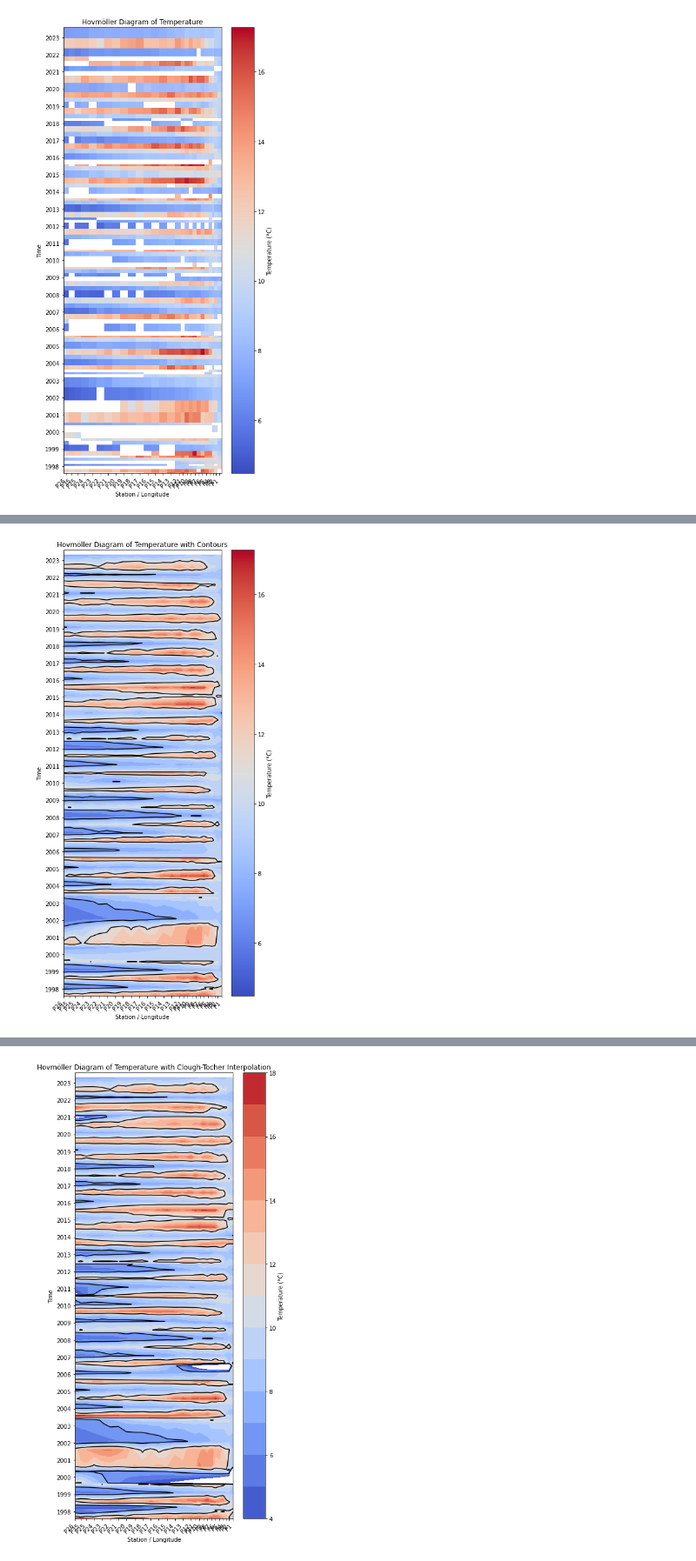
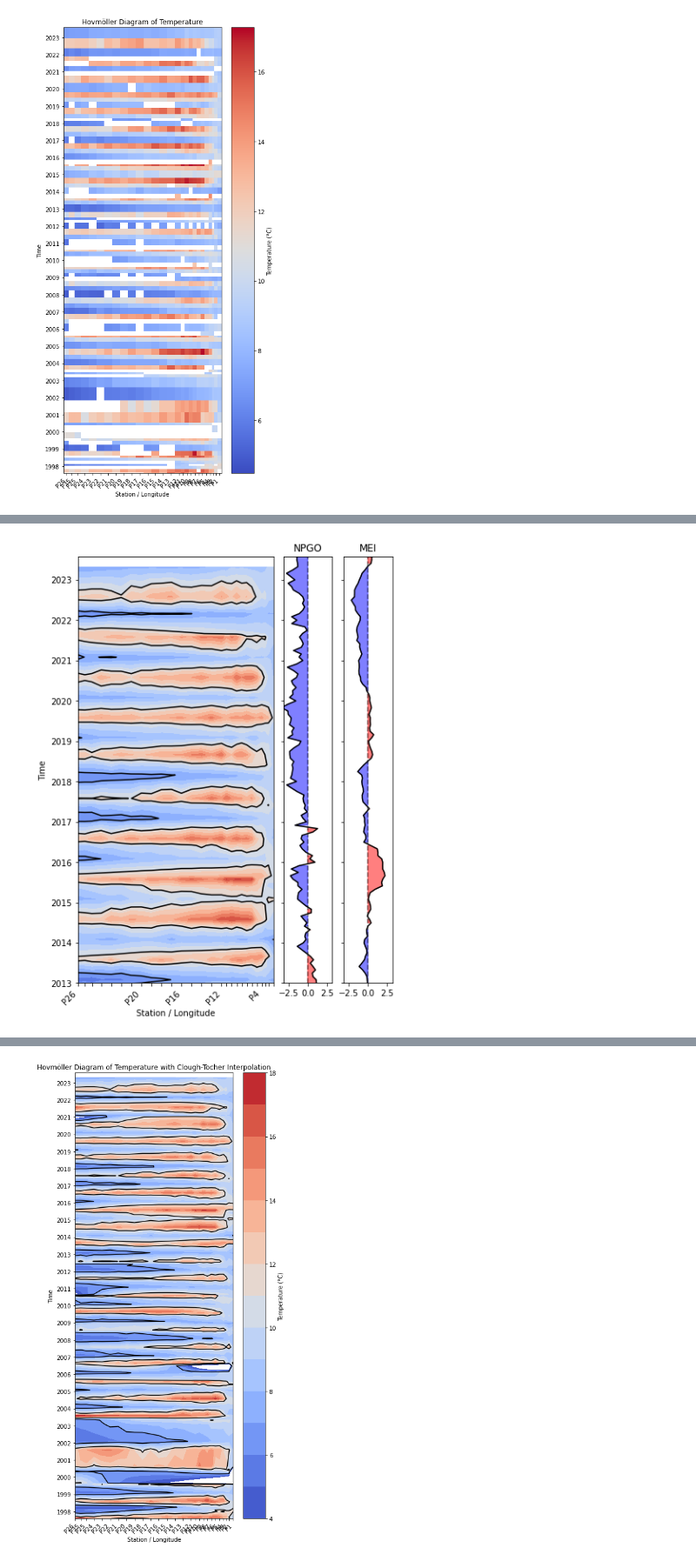
Before and after one commit to UBC-MOAD/analysis-becca, a Jupyter notebook: LiveOcean/NPCbifurcation/temp_anomaly.ipynb, the cells around one changed output, grey strips where cells are left out. Shown at 87% size. Saved outputs shown, nothing was run; the diff lists cells and outputs as text; code cells hidden in the pictures.

Commit message:
adding NPGO and MEI compare

```diff
--- a/LiveOcean/NPCbifurcation/temp_anomaly.ipynb
+++ b/LiveOcean/NPCbifurcation/temp_anomaly.ipynb
@@ -410,41 +423,84 @@ grid_z = griddata(points_valid, values_valid, (grid_x, grid_y), method='linear')
+# %%
+# and the MEI timeseries
+
+df = pd.read_csv('meiv2.data',header=3,delimiter='    ')
+
+for col in df.columns[1:]:  # Skip the first column 'Year'
+    df[col] = pd.to_numeric(df[col], errors='coerce')
+
+mei = df.iloc[:, 1:].to_numpy().flatten()
+
+# Creating the date range
+start_year = df['YEAR'].iloc[0]  # First year in your data
+total_months = len(mei)  # Total number of data points
+start_date = f"{start_year}-01-01"  # Assuming January is the first month
+
+# Generate the date range, setting frequency to 'MS' (month start)
+meidates = pd.date_range(start=start_date, periods=total_months, freq='MS')
 # %%
-fig, ax = plt.subplots(figsize=(6, 12))
+# trim to dates you care about and add timeseries of MEI and NPGO strength next to it
+l=6
+fig = plt.figure(constrained_layout=True, figsize=[l,8])
+gs = GridSpec(1, l, figure=fig)
+ax0 = fig.add_subplot(gs[0, :(l-2)])
+ax1 = fig.add_subplot(gs[0, (l-2)])
+ax2 = fig.add_subplot(gs[0, (l-1)])
 
-# Assuming temperature_grid is your pivoted DataFrame prepared as before
-station_indices = temperature_grid.columns
-# station_names = temperature_grid.columns.astype(str)  # Ensure station names are strings
-
+############
+# Hovmoler #
+############
 # Create a meshgrid for the contour plot
-# X-axis: station indices, Y-axis: dates
 X, Y = np.meshgrid(grid_x,grid_y)
-
-# Plot the temperature data with pcolormesh
-# c = ax.pcolormesh(X, Y, temperature_grid.values, shading='auto', cmap='coolwarm')
 
 # Add contour lines over the pcolormesh
 # Note: Adjust levels as needed to fit your data
-CS = ax.contourf(grid_x, grid_y, grid_z, cmap='coolwarm', levels=np.arange(4, 19, 1))
-ax.contour(grid_x, grid_y, grid_z, colors =['k','k'], levels=[7,11])
+CS = ax0.contourf(grid_x, grid_y, grid_z, cmap='coolwarm', levels=np.arange(4, 19, 1))
+ax0.contour(grid_x, grid_y, grid_z, colors =['k','k'], levels=[7,11])
 
 # Formatting the x-axis to show station names
-ax.set_xticks(np.array(slon)*-1)
-ax.set_xticklabels(meta.station, rotation=45, ha="right")
+ax0.set_xticks(np.array(slon)*-1)
+ax0.set_xticklabels(['P26','','','','','','','P20','','','','P16','','','','P12','','','','','','','','P4','','',''][::-1], rotation=45, ha="right")
 
 # Formatting the y-axis for dates
-ax.yaxis_date()
-ax.yaxis.set_major_locator(mdates.YearLocator())
-ax.yaxis.set_major_formatter(mdates.DateFormatter('%Y'))
+ax0.yaxis_date()
+ax0.yaxis.set_major_locator(mdates.YearLocator())
+ax0.yaxis.set_major_formatter(mdates.DateFormatter('%Y'))
 
-ax.set_xlabel('Station / Longitude')
-ax.set_ylabel('Time')
-ax.set_title('Hovmöller Diagram of Temperature with Contours')
+ax0.set_xlabel('Station / Longitude')
+ax0.set_ylabel('Time')
+# ax.set_title('Hovmöller Diagram of Temperature with Contours')
 
-# trim to 1998
-ax.set_ylim([pd.to_datetime('8/1/1997'),pd.to_datetime('8/1/2023')])
+# trim to 2013
+ax0.set_ylim([pd.to_datetime('1/1/2013'),pd.to_datetime('8/1/2023')])
 
 # Add a colorbar for the pcolormesh
-fig.colorbar(c, ax=ax, label='Temperature (°C)')
+# fig.colorbar(c, ax=ax0, label='Temperature (°C)')
 
-plt.tight_layout()
-plt.show()
+# plt.tight_layout()
+# plt.show()
+
+
+########
+# NPGO #
+########
+ax1.set_xlim([-3.2,3.2])
+ax1.set_ylim([pd.to_datetime('1/1/2013'),pd.to_datetime('8/1/2023')])
+ax1.plot(npgo.ind,npgo.date,'k')
+ax1.plot([0,0],[pd.to_datetime('1/1/2013'),pd.to_datetime('8/1/2023')],'k--',alpha=0.5)
+ax1.set_yticklabels([])
+ax1.fill_betweenx(npgo.date, npgo.ind, 0, where=(npgo.ind > 0), color='red', alpha=0.5, label='Positive')
+ax1.fill_betweenx(npgo.date, npgo.ind, 0, where=(npgo.ind < 0), color='blue', alpha=0.5, label='Negative')
+ax1.set_title("NPGO")
+
+#######
+# MEI #
+#######
+ax2.set_xlim([-3.2,3.2])
+ax2.set_ylim([pd.to_datetime('1/1/2013'),pd.to_datetime('8/1/2023')])
+ax2.plot(mei,meidates,'k')
+ax2.plot([0,0],[pd.to_datetime('1/1/2013'),pd.to_datetime('8/1/2023')],'k--',alpha=0.5)
+ax2.set_yticklabels([])
+ax2.set_title("MEI")
+ax2.fill_betweenx(meidates, mei, 0, where=(mei > 0), color='red', alpha=0.5, label='Positive')
+ax2.fill_betweenx(meidates, mei, 0, where=(mei < 0), color='blue', alpha=0.5, label='Negative')
 # %% [output]
@@ -451 +508 @@ plt.show()
-[figure, old version]
+[figure, new version]
```
Also changed, not shown: parts of 9 cells of this notebook, 1 other file.
